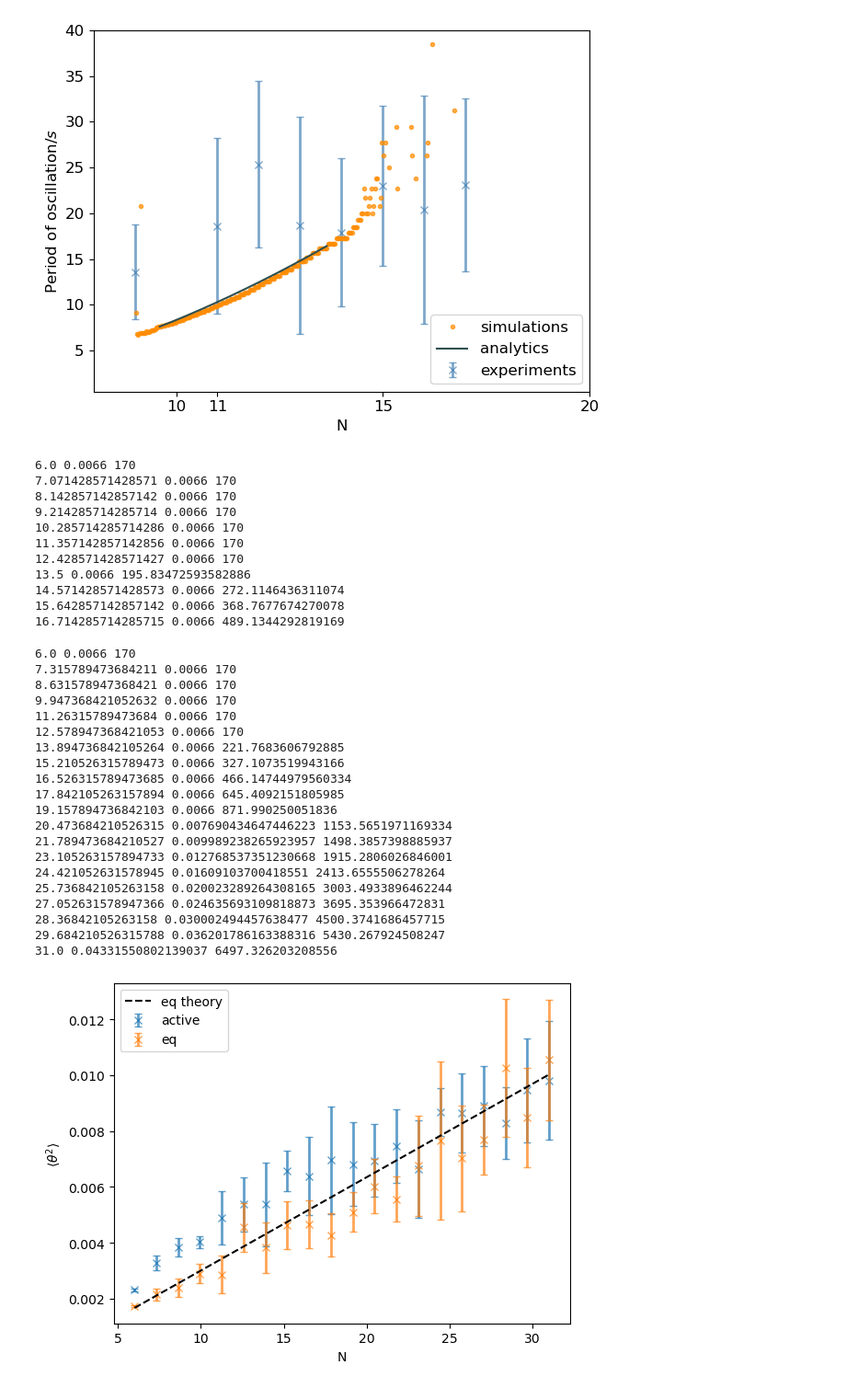
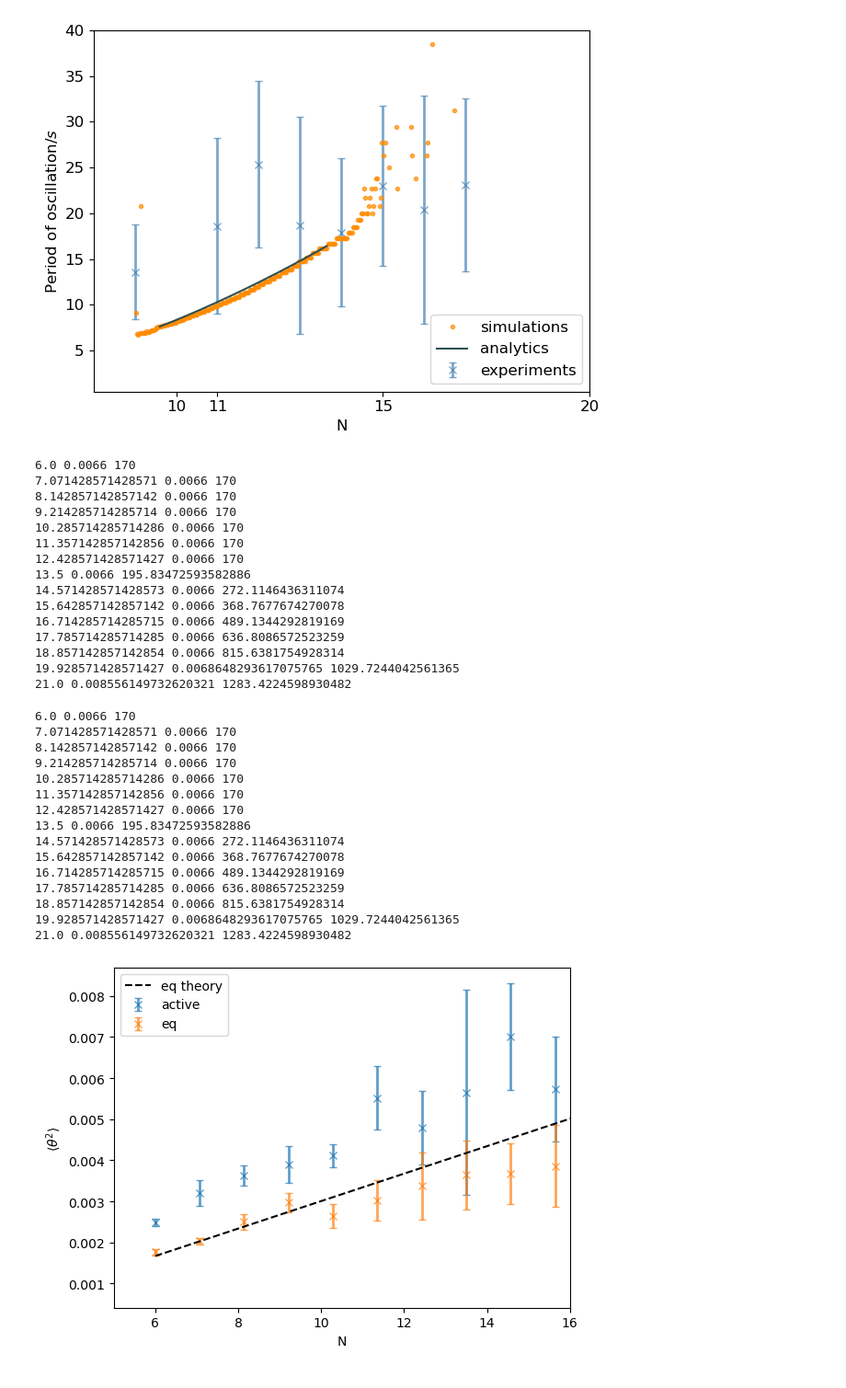
Before and after one commit to Irene-Li/ActivePoly, a Jupyter notebook: parameter_sweep.ipynb, the cells around one changed output. Shown: that part at 92% size. Drawn from its saved outputs; the diff is of its cells as text; code cells hidden in the pictures.

```diff
--- a/parameter_sweep.ipynb
+++ b/parameter_sweep.ipynb
@@ -231,8 +231,6 @@ for (i, (mu, c, epsilon, sigma)) in enumerate(zip(mu_traj, c_traj, epsilon_traj,
     dt = min(dt, 0.011)
     T = max(1/epsilon*30, 170)
     n_frames = int(T/0.033)
-    pred = np.sqrt(sigma**2/(2*epsilon))
-    inits = [pred, 0]
     print(ratios[i]*10+1, dt, T)
 
     params = [epsilon, gamma, mu, c, beta, sigma]
@@ -255,6 +253,10 @@ np.save('Data/theta_var.npy', np.array(stds)**2)
 14.571428571428573 0.0066 272.1146436311074
 15.642857142857142 0.0066 368.7677674270078
 16.714285714285715 0.0066 489.1344292819169
+17.785714285714285 0.0066 636.8086572523259
+18.857142857142854 0.0066 815.6381754928314
+19.928571428571427 0.0068648293617075765 1029.7244042561365
+21.0 0.008556149732620321 1283.4224598930482
 # %%
 N = 15
 gamma = 1
@@ -283,37 +285,31 @@ for (i, (mu, c, epsilon, sigma)) in enumerate(zip(mu_traj, c_traj, epsilon_traj,
     m = FHN(params, convert_params, m_err = [0.002, 0.04])
 
     dt = max(1/epsilon/5e3, 6.6e-3)
+    dt = min(dt, 0.011)
     T = max(1/epsilon*30, 170)
+    n_frames = int(T/0.033)
     print(ratios[i]*10+1, dt, T)
-    init = [pred, 0]
-    m.evolve(T, dt, int(n_frames), n_repeats)
-
     results =  np.array(m.evolve(T, dt, int(n_frames), n_repeats))
-    std = np.std(results[:, 0, :], axis=-1)
+    std = np.std(results[:, 0, -5000:], axis=-1)
     stds.append(std)
 
 np.save('Data/eq_var.npy', np.array(stds)**2)
 # %% [output]
 6.0 0.0066 170
-7.315789473684211 0.0066 170
-8.631578947368421 0.0066 170
-9.947368421052632 0.0066 170
-11.26315789473684 0.0066 170
-12.578947368421053 0.0066 170
-13.894736842105264 0.0066 221.7683606792885
-15.210526315789473 0.0066 327.1073519943166
-16.526315789473685 0.0066 466.14744979560334
-17.842105263157894 0.0066 645.4092151805985
-19.157894736842103 0.0066 871.990250051836
-20.473684210526315 0.007690434647446223 1153.5651971169334
-21.789473684210527 0.009989238265923957 1498.3857398885937
-23.105263157894733 0.012768537351230668 1915.2806026846001
-24.421052631578945 0.01609103700418551 2413.6555506278264
-25.736842105263158 0.020023289264308165 3003.4933896462244
-27.052631578947366 0.024635693109818873 3695.353966472831
-28.36842105263158 0.030002494457638477 4500.3741686457715
-29.684210526315788 0.036201786163388316 5430.267924508247
-31.0 0.04331550802139037 6497.326203208556
+7.071428571428571 0.0066 170
+8.142857142857142 0.0066 170
+9.214285714285714 0.0066 170
+10.285714285714286 0.0066 170
+11.357142857142856 0.0066 170
+12.428571428571427 0.0066 170
+13.5 0.0066 195.83472593582886
+14.571428571428573 0.0066 272.1146436311074
+15.642857142857142 0.0066 368.7677674270078
+16.714285714285715 0.0066 489.1344292819169
+17.785714285714285 0.0066 636.8086572523259
+18.857142857142854 0.0066 815.6381754928314
+19.928571428571427 0.0068648293617075765 1029.7244042561365
+21.0 0.008556149732620321 1283.4224598930482
 # %%
 preds = []
 
@@ -330,11 +326,12 @@ err_eq = np.std(var_eq, axis=-1)
 # %%
 Ls = ratios*10+1
 plt.errorbar(Ls, mean, yerr=err, fmt='x', barsabove=True, capsize=3, alpha=0.7, label=r'active', linewidth=2)
 plt.errorbar(Ls, m_eq, yerr=err_eq, fmt='x', barsabove=True, capsize=3, alpha=0.7, label=r'eq', linewidth=2)
 plt.plot(Ls, preds, 'k--', label=r'eq theory')
 plt.legend()
 plt.ylabel(r'$\langle \theta^2 \rangle$')
 plt.xlabel(r'N')
+plt.xlim([5, 16])
 plt.show()
 # %% [output]
-[figure, old version]
+[figure, new version]
```
Also changed, not shown: 2 other files.
